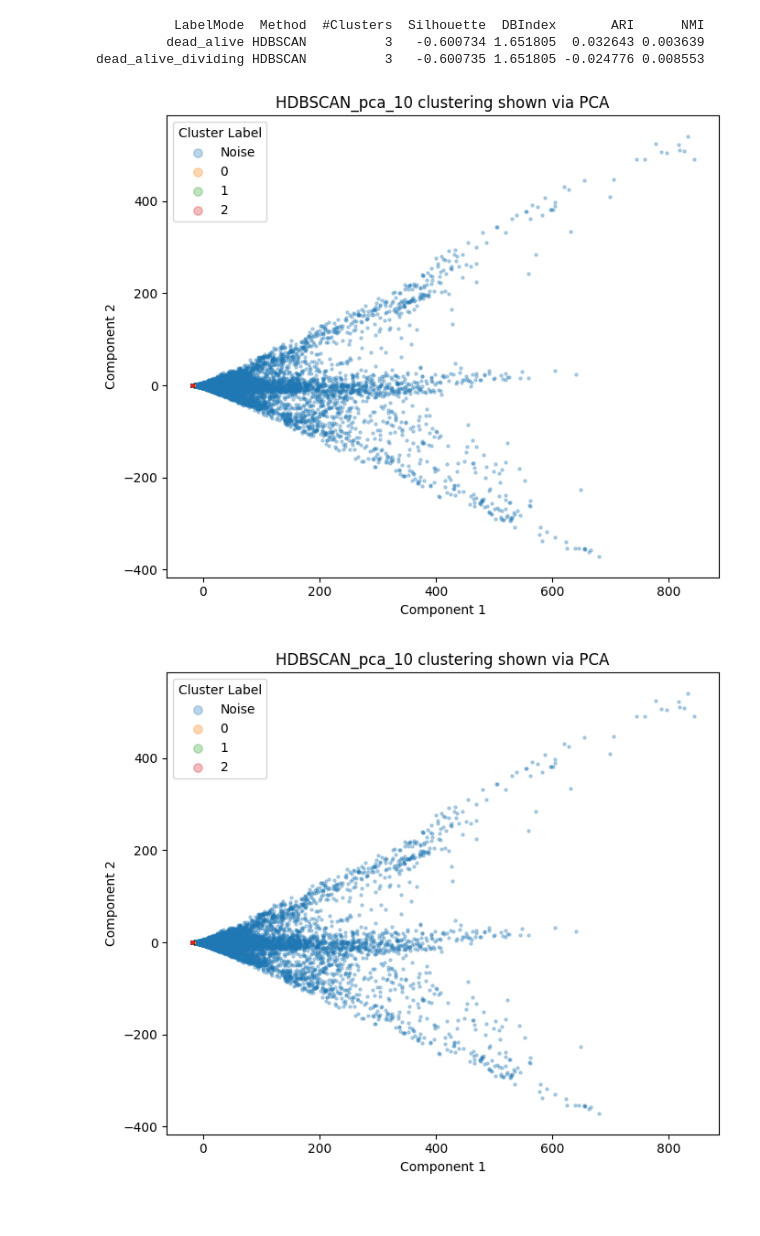
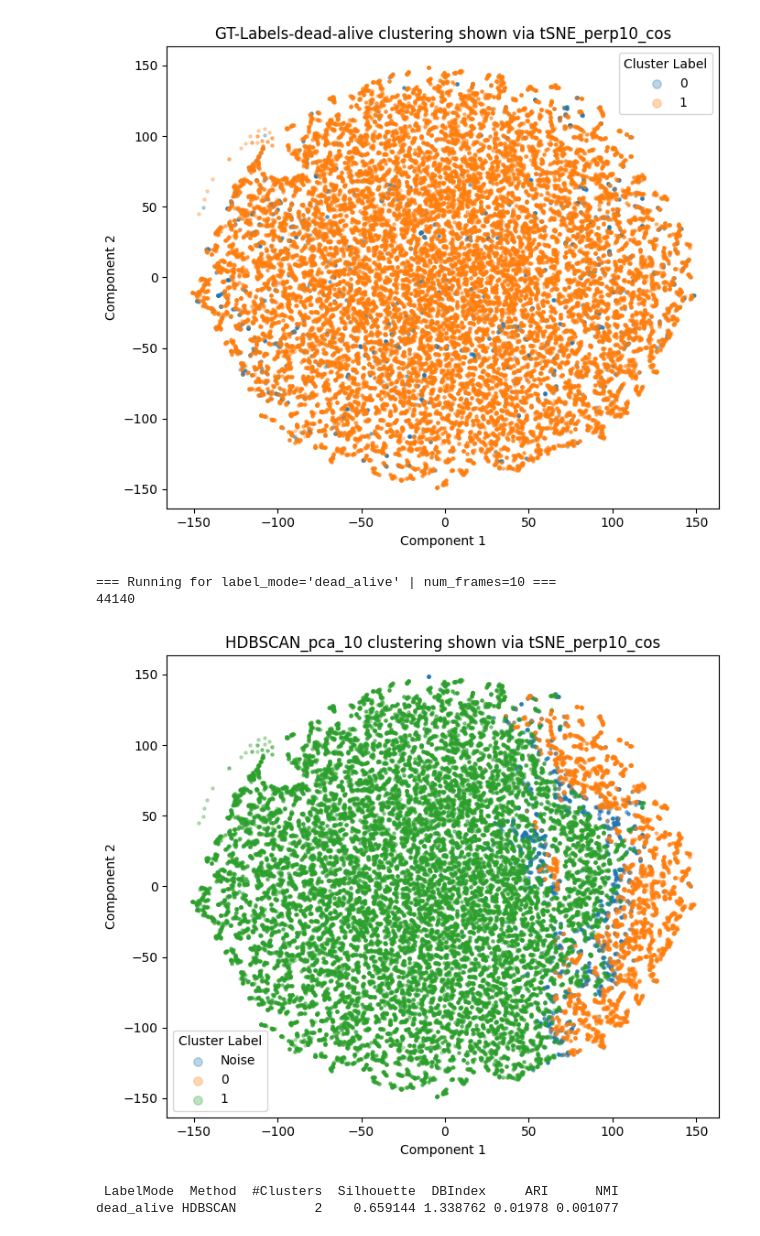
Before and after one commit to florianbremm/ComputerVisionProject, a Jupyter notebook: clustering.ipynb, the cells around one changed output. Saved outputs shown, nothing was run; the diff lists cells and outputs as text; code cells hidden in the pictures.

Commit message:
clustering bugfix

```diff
--- a/clustering.ipynb
+++ b/clustering.ipynb
@@ -82,4 +107,6 @@ def extract_and_reduce_embeddings(checkpoint_path, val_list, device, label_mode=
             reduced = reducer.fit_transform(embeddings)
             reduced_results[name] = reduced
 
+    plot_cluster_projections(reduced_results=reduced_results, cluster_labels=labels, method_name='GT-Labels-dead-alive')#, save_dir='plots')
+
     return reduced_results, labels
@@ -122,7 +122,7 @@ def run_clustering_evaluation(label_mode, num_frames, cluster_configs, device, m
     model.eval()
 
     # 2. Init dataset and labels
-    dataset = CellDataset(video_list=val_list[:10], mode='inference', label_mode=label_mode, num_frames_labels=num_frames)
+    dataset = CellDataset(video_list=val_list, mode='inference', label_mode=label_mode, num_frames_labels=num_frames)
     dataloader = DataLoader(dataset, batch_size=batch_size, shuffle=False, num_workers=8, pin_memory=True)
 
     # 3. Extract embeddings
@@ -151,8 +151,7 @@ def run_clustering_evaluation(label_mode, num_frames, cluster_configs, device, m
 
         if reduced_results:
             method_name_pca = method_name+'_pca_'+str(pca_dimension)
-            plot_cluster_projections(reduced_results, labels_pred, method_name=method_name_pca, save_dir="plots")
-
+            plot_cluster_projections(reduced_results, labels_pred, method_name=method_name_pca)#, save_dir="plots")
 
         sil, db = evaluate_unsupervised(X_pca, labels_pred)
         ari, nmi = evaluate_supervised(labels, labels_pred)
@@ -222,4 +239,13 @@ Running PCA...
 # %%
+reduced_results, labels = extract_and_reduce_embeddings(
+    checkpoint_path=checkpoint_path,
+    val_list=val_list[:9],
+    device=device,
+    label_mode='dead_alive',
+    num_frames_labels=10,
+    batch_size=64,
+    reducers=reducers
+)
 # Run for both label modes
 results_all = []
 
@@ -229,7 +255,7 @@ r = run_clustering_evaluation(
     cluster_configs=cluster_2,
     device=device,
     model_path=checkpoint_path,
-    val_list=val_list[:10],
+    val_list=val_list[:9],
     reduced_results=reduced_results,
     batch_size=batch_size
 )
@@ -241,7 +267,7 @@ r = run_clustering_evaluation(
     cluster_configs=cluster_3,
     device=device,
     model_path=checkpoint_path,
-    val_list=val_list[:10],
+    val_list=val_list[:16],
     reduced_results=reduced_results,
     batch_size=batch_size
 )
@@ -251,6 +277,5 @@ results_all.extend(r)
 results_df = pd.DataFrame(results_all)
 #results_df.to_csv("clustering_eval_results.csv", index=False)
 
-# Optional: print
 print(results_df.to_string(index=False))
 # %% [output]
@@ -261,5 +284,6 @@ print(results_df.to_string(index=False))
+[figure, new version]
-          LabelMode  Method  #Clusters  Silhouette  DBIndex       ARI      NMI
-         dead_alive HDBSCAN          3   -0.600734 1.651805  0.032643 0.003639
-dead_alive_dividing HDBSCAN          3   -0.600735 1.651805 -0.024776 0.008553
+=== Running for label_mode='dead_alive' | num_frames=10 ===
+44140
-[figure, old version]
-[figure, old version]
+[figure, new version]
+ LabelMode  Method  #Clusters  Silhouette  DBIndex     ARI      NMI
+dead_alive HDBSCAN          2    0.659144 1.338762 0.01978 0.001077
```
Also changed, not shown: parts of 11 cells of this notebook, 16 other files.
